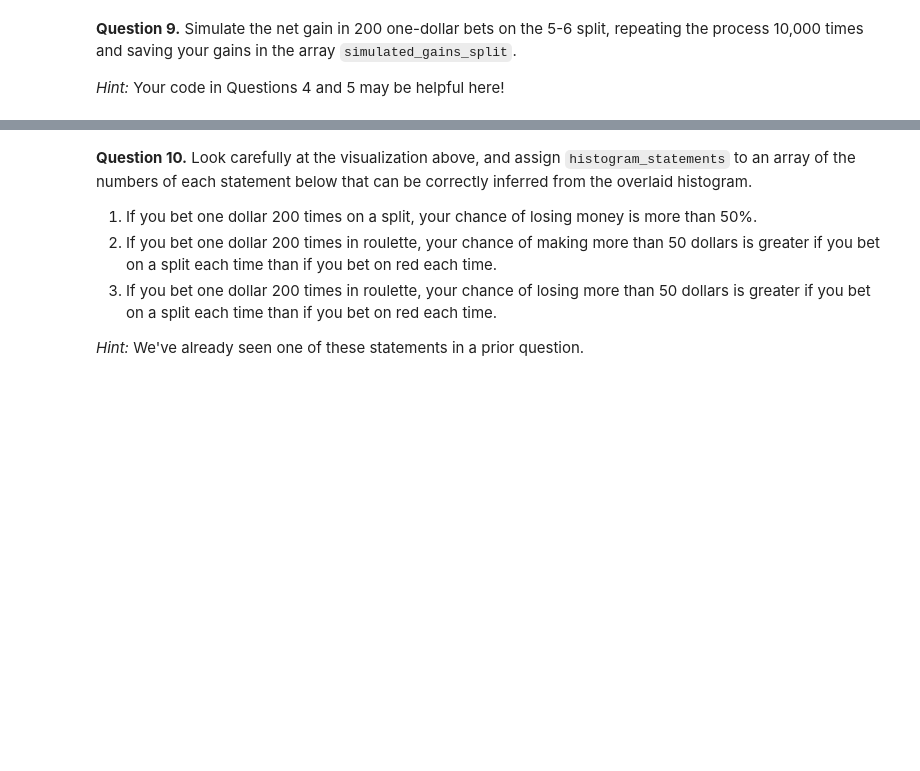
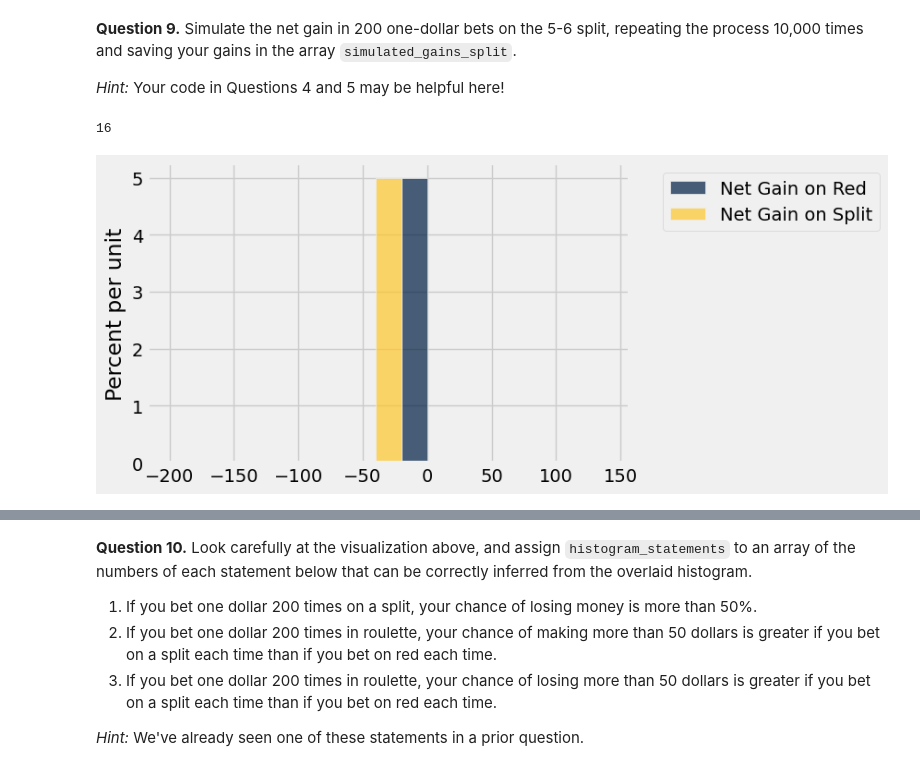
Before and after one commit to AndrewClough05/Intro-to-Data-Analytics-2.0, a Jupyter notebook: hw06/hw06.ipynb, the cells around one changed output, grey strips where cells are left out. Saved outputs shown, nothing was run; the diff lists cells and outputs as text; code cells hidden in the pictures; blank space fills up the shorter version.

```diff
--- a/hw06/hw06.ipynb
+++ b/hw06/hw06.ipynb
@@ -191,8 +219,15 @@ If betting on red doesn't seem like a good idea, maybe a gambler might want to t
 **Question 7.** Define a function `dollar_bet_on_split` that takes a pocket number and returns your gain in dollars if that pocket won and you had bet one dollar on the 5-6 split.
 
 *Hint:* Remember that the pockets are represented as strings.
-# %%
-def dollar_bet_on_split(...):
-    ...
+# %%
+def dollar_bet_on_split(pocket):
+    if pocket == '5':
+        return 17
+    elif pocket == '6':
+        return 17
+    else:
+        return -1
+
+dollar_bet_on_red(6)
 # %%
 grader.check("q1_7")
@@ -206,6 +248,7 @@ print(dollar_bet_on_split('23'))
 # %% [markdown]
 **Question 8.** Add a column `Winnings: Split` to the `wheel` table. For each pocket, the column should contain your gain in dollars if that pocket won and you had bet one dollar on the 5-6 split.
 # %%
-split_winnings = ...
-wheel = ...
+split_winnings = wheel.with_column("Split Winnings", wheel.apply(dollar_bet_on_split, "Pocket"))
+wheel = split_winnings
+wheel.relabel("Split Winnings", "Winnings: Split")
 wheel.show(5) # Do not change this line.
@@ -215,13 +268,34 @@ grader.check("q1_8")
 **Question 9.** Simulate the net gain in 200 one-dollar bets on the 5-6 split, repeating the process 10,000 times and saving your gains in the array `simulated_gains_split`.
 
 *Hint:* Your code in Questions 4 and 5 may be helpful here!
+# %%
+def net_gain_split(number_of_bets):
+    x_bets = wheel.sample(number_of_bets)
+    sum_bets = (x_bets.column('Winnings: Split')).sum()
+    return sum_bets
+
+net_gain_split(20)
+# %% [output]
+16
 # %%
-simulated_gains_split = ...
 
-...
 
-# Do not change the two lines below
+num_bets = net_gain_split(200)
+repetitions = 10000
+
+
+simulated_gains_split = make_array()
+
+for i in range(repetitions):
+
+    simulated_gains_split = np.append(simulated_gains_split, num_bets)
+
+len(simulated_gains_split)
+
+#Do not change the two lines below
 gains = gains.with_columns('Net Gain on Split', simulated_gains_split)
 gains.hist(bins = np.arange(-200, 150, 20))
+# %% [output]
+[figure, added]
 # %%
 grader.check("q1_9")
```
Also changed, not shown: parts of 39 cells of this notebook, 7 other files.
